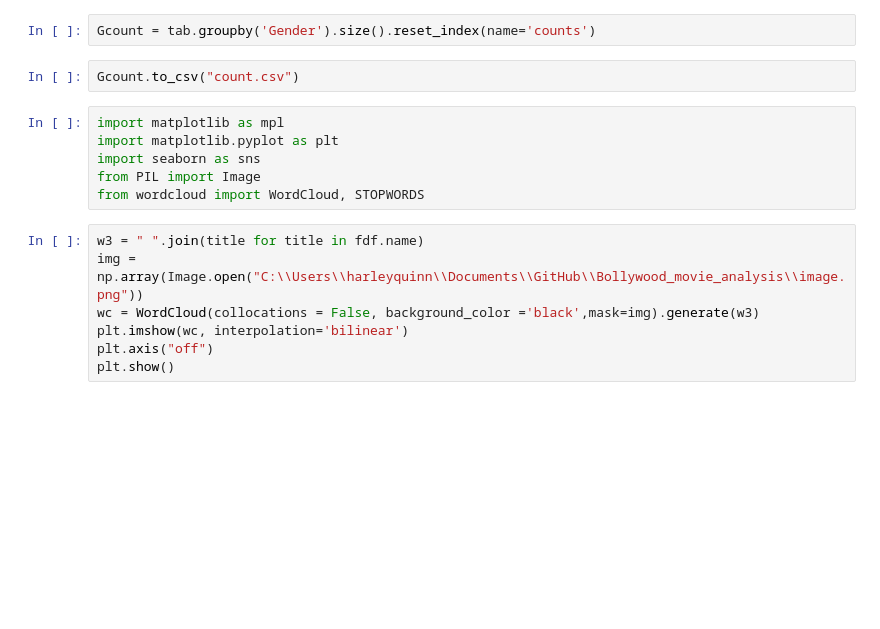
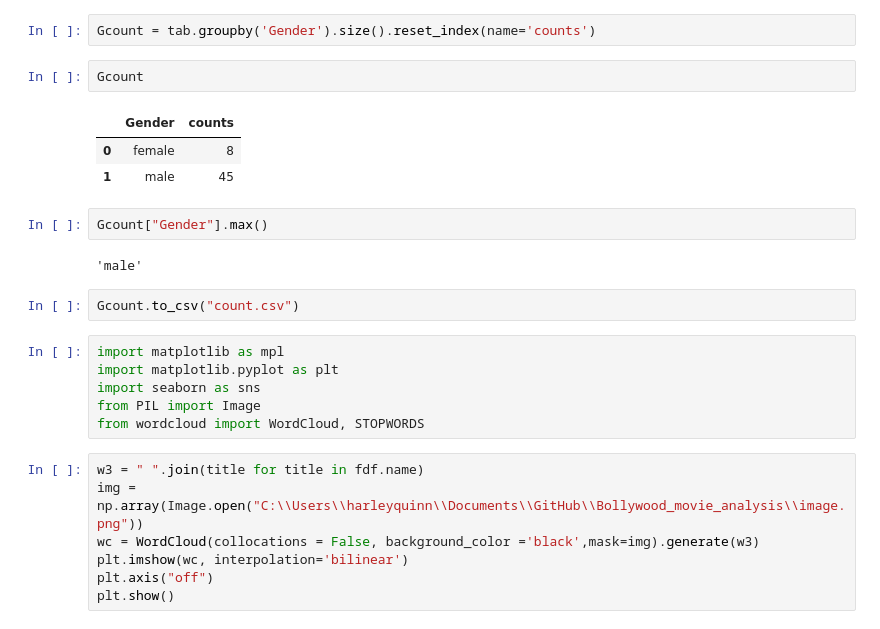
Before and after one commit to prashee04/Bollywood_movie_analysis, a Jupyter notebook: final/text/script.ipynb, the cells around one changed output. Saved outputs shown, nothing was run; the diff lists cells and outputs as text; blank space fills up the shorter version.

```diff
--- a/final/text/script.ipynb
+++ b/final/text/script.ipynb
@@ -258,5 +258,15 @@ Column Summary
 # %%
 Gcount = tab.groupby('Gender').size().reset_index(name='counts')
+# %%
+Gcount
+# %% [output]
+|  | Gender | counts |
+| 0 | female | 8 |
+| 1 | male | 45 |
+# %%
+Gcount["Gender"].max()
+# %% [output]
+'male'
 # %%
 Gcount.to_csv("count.csv")
 # %%
```
Also changed, not shown: parts of 7 cells of this notebook.
